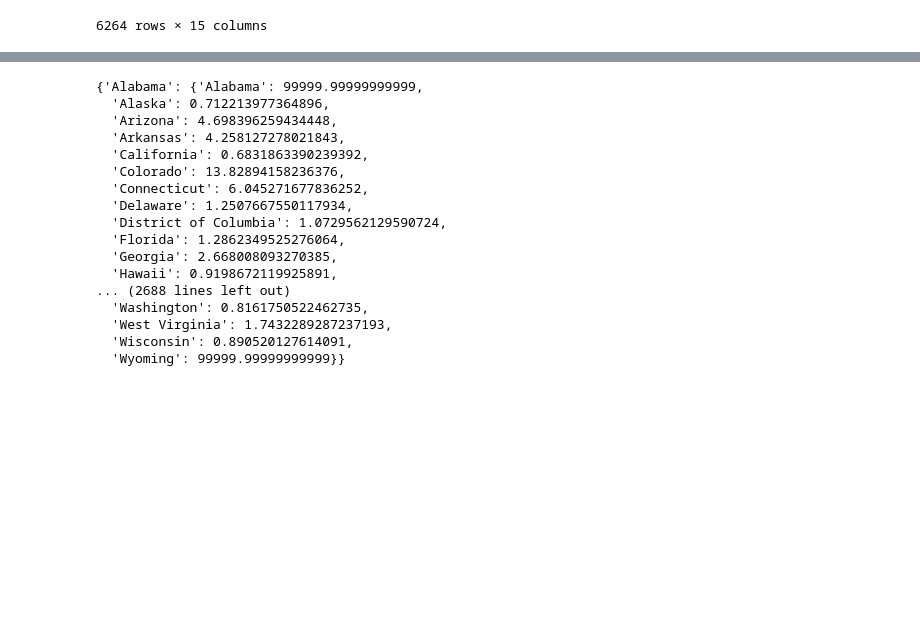
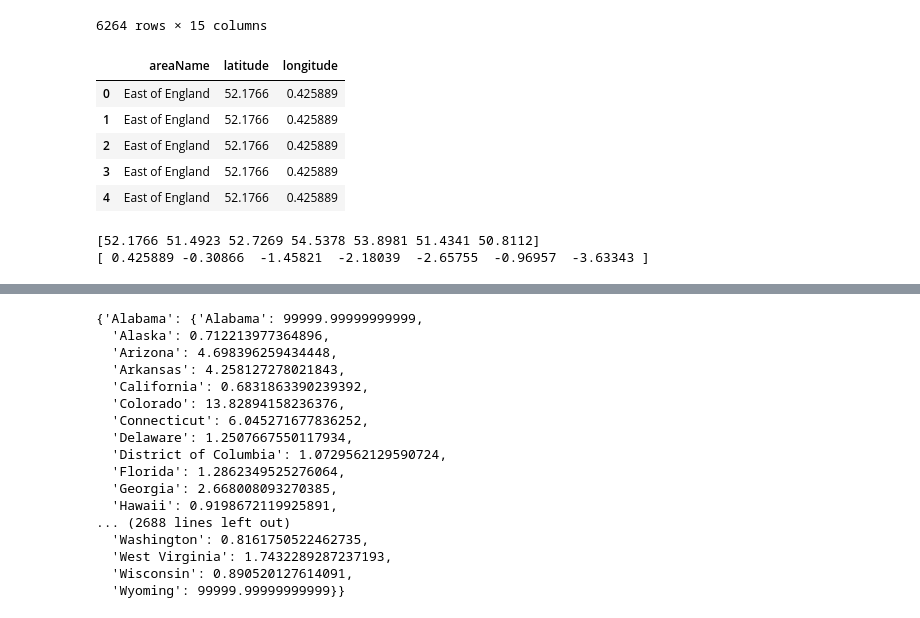
Before and after one commit to michaelajao/GNN_spatiotemporal_project, a Jupyter notebook: train_stan.ipynb, the cells around one changed output, grey strips where cells are left out. Cells and saved outputs as stored; diff of their text form; code cells hidden in the pictures; blank space fills up the shorter version.

```diff
--- a/train_stan.ipynb
+++ b/train_stan.ipynb
@@ -143,6 +143,38 @@ covid_data
 | 6262 | South West | 2022-09-11 | 0.000000 | 70663 | 0.037693 | 0.055271 | 401.0 | ... |
 | 6263 | South West | 2022-09-12 | 0.000000 | 70709 | 0.039337 | 0.047083 | 516.0 | ... |
 6264 rows × 15 columns
+# %%
+# Create a mapping from NHSER22NM to LAT and LONG
+lat_long_mapping = {
+    'London': (51.4923, -0.308660),
+    'South East': (51.4341, -0.969570),
+    'South West': (50.8112, -3.633430),
+    'East of England': (52.1766, 0.425889),
+    'North West': (53.8981, -2.657550),
+    'Midlands': (52.7269, -1.458210),
+    'North East and Yorkshire': (54.5378, -2.180390)
+}
+
+# Update the latitude and longitude columns in covid_data
+covid_data['latitude'] = covid_data['areaName'].map(lambda x: lat_long_mapping[x][0])
+covid_data['longitude'] = covid_data['areaName'].map(lambda x: lat_long_mapping[x][1])
+
+# Verify the update
+covid_data[['areaName', 'latitude', 'longitude']].head()
+# %% [output]
+|  | areaName | latitude | longitude |
+| 0 | East of England | 52.1766 | 0.425889 |
+| 1 | East of England | 52.1766 | 0.425889 |
+| 2 | East of England | 52.1766 | 0.425889 |
+| 3 | East of England | 52.1766 | 0.425889 |
+| 4 | East of England | 52.1766 | 0.425889 |
+# %%
+# list the uniques in latitudes and longitudes
+print(covid_data['latitude'].unique())
+print(covid_data['longitude'].unique())
+# %% [output]
+[52.1766 51.4923 52.7269 54.5378 53.8981 51.4341 50.8112]
+[ 0.425889 -0.30866  -1.45821  -2.18039  -2.65755  -0.96957  -3.63343 ]
 # %%
 # Generate location similarity
 loc_list = list(covid_data['areaName'].unique())
```
Also changed, not shown: parts of 3 cells of this notebook.
